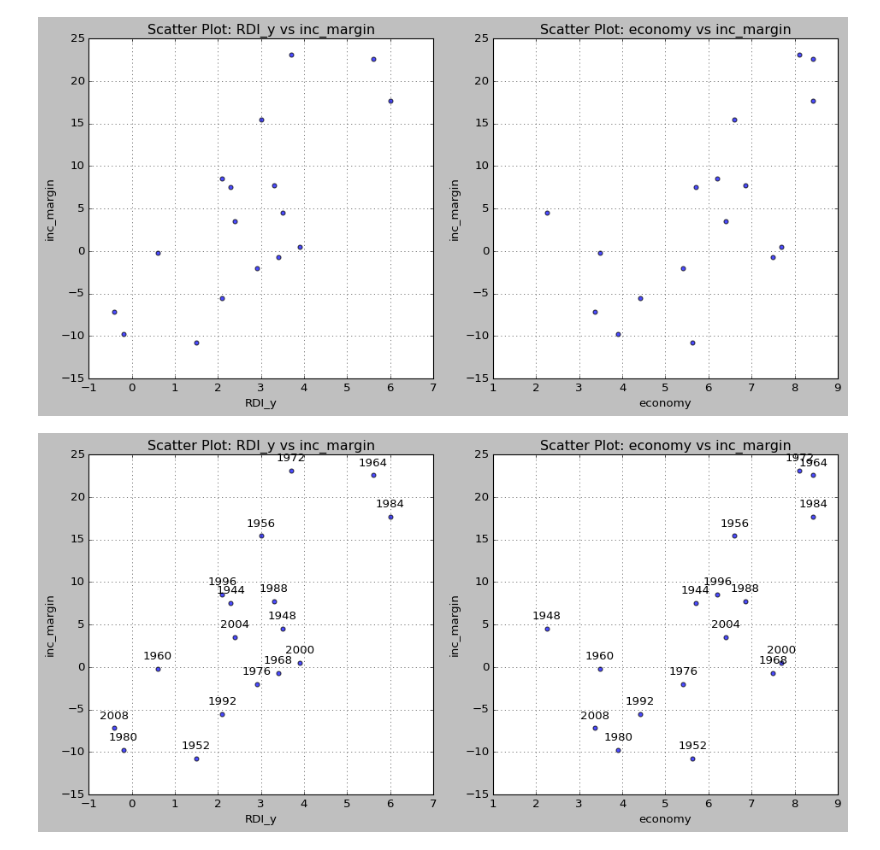
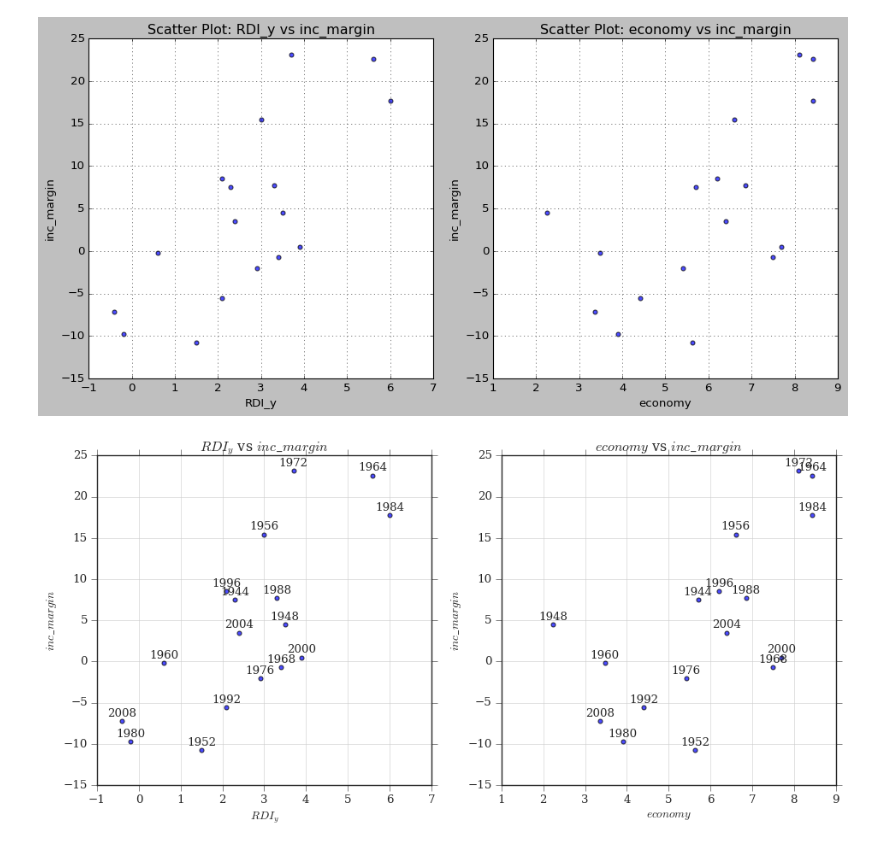
Before and after one commit to infovote-io/dashboard, a Jupyter notebook: infovote.ipynb, the cells around one changed output. Drawn from its saved outputs; the diff is of its cells as text; code cells hidden in the pictures.

```diff
--- a/infovote.ipynb
+++ b/infovote.ipynb
@@ -167,40 +167,54 @@ plt.show()
 # %% [output]
 [figure]
 # %%
+import math
 import pandas as pd
+import numpy as np
 import matplotlib.pyplot as plt
-plt.style.use('classic')  # Set the classic style
+from ipywidgets import interact, IntSlider
+
+dropbox_url = "https://www.dropbox.com/scl/fi/s17h2uz3pxaqffbnrcxy7/df_vote.csv?rlkey=ostwpsa0m6syqzke0kpkwf892&dl=1"
+
+# Download the CSV content using pandas
+df_vote = pd.read_csv(dropbox_url, index_col=0)
+
+# Set LaTeX-like theme
+plt.style.use('seaborn-ticks')
+plt.rcParams['font.family'] = 'serif'
 
 # Assuming you have already read the CSV and have the DataFrame df_vote
 
 # Create a figure with two subplots
 fig, axs = plt.subplots(1, 2, figsize=(12, 6))
 
 # Scatter plot of RDI_y against inc_margin with year labels (on the left)
 axs[0].scatter(df_vote['RDI_y'], df_vote['inc_margin'], alpha=0.7)
 for i, row in df_vote.iterrows():
-    year_str = i.strftime('%Y')  # Convert datetime index to string format '%Y'
-    axs[0].annotate(year_str, (row['RDI_y'], row['inc_margin']), textcoords="offset points", xytext=(0,10), ha='center')
-axs[0].set_title('Scatter Plot: RDI_y vs inc_margin')
-axs[0].set_xlabel('RDI_y')
-axs[0].set_ylabel('inc_margin')
+    year_str = str(i)  # Convert index year to string
+    axs[0].annotate(year_str, (row['RDI_y'], row['inc_margin']), textcoords="offset points", xytext=(0,5), ha='center')
+axs[0].set_title('$RDI_y$ vs $inc\_margin$')
+axs[0].set_xlabel('$RDI_y$')
+axs[0].set_ylabel('$inc\_margin$')
 axs[0].grid(True)
 
 # Scatter plot of economy against inc_margin with year labels (on the right)
 axs[1].scatter(df_vote['economy'], df_vote['inc_margin'], alpha=0.7)
 for i, row in df_vote.iterrows():
-    year_str = i.strftime('%Y')  # Convert datetime index to string format '%Y'
-    axs[1].annotate(year_str, (row['economy'], row['inc_margin']), textcoords="offset points", xytext=(0,10), ha='center')
-axs[1].set_title('Scatter Plot: economy vs inc_margin')
-axs[1].set_xlabel('economy')
-axs[1].set_ylabel('inc_margin')
+    year_str = str(i)  # Convert index year to string
+    axs[1].annotate(year_str, (row['economy'], row['inc_margin']), textcoords="offset points", xytext=(0,5), ha='center')
+axs[1].set_title('$economy$ vs $inc\_margin$')
+axs[1].set_xlabel('$economy$')
+axs[1].set_ylabel('$inc\_margin$')
 axs[1].grid(True)
 
 # Adjust layout and show plots
 plt.tight_layout()
+#plt.savefig(r"C:\Users\danbo\OneDrive - Fundacao Getulio Vargas - FGV\FGV\Q3.23\GIT\GIT\incmarg.png")
+
+# Display the saved plot
 plt.show()
 # %% [output]
-[figure, old version]
+[figure, new version]
 # %%
 # Define a function to plot the RDI growth with a slider for election periods (For election year only)
 def plot_growth(election_year):
```
Also changed, not shown: parts of 1 cell of this notebook, 3 other files.
